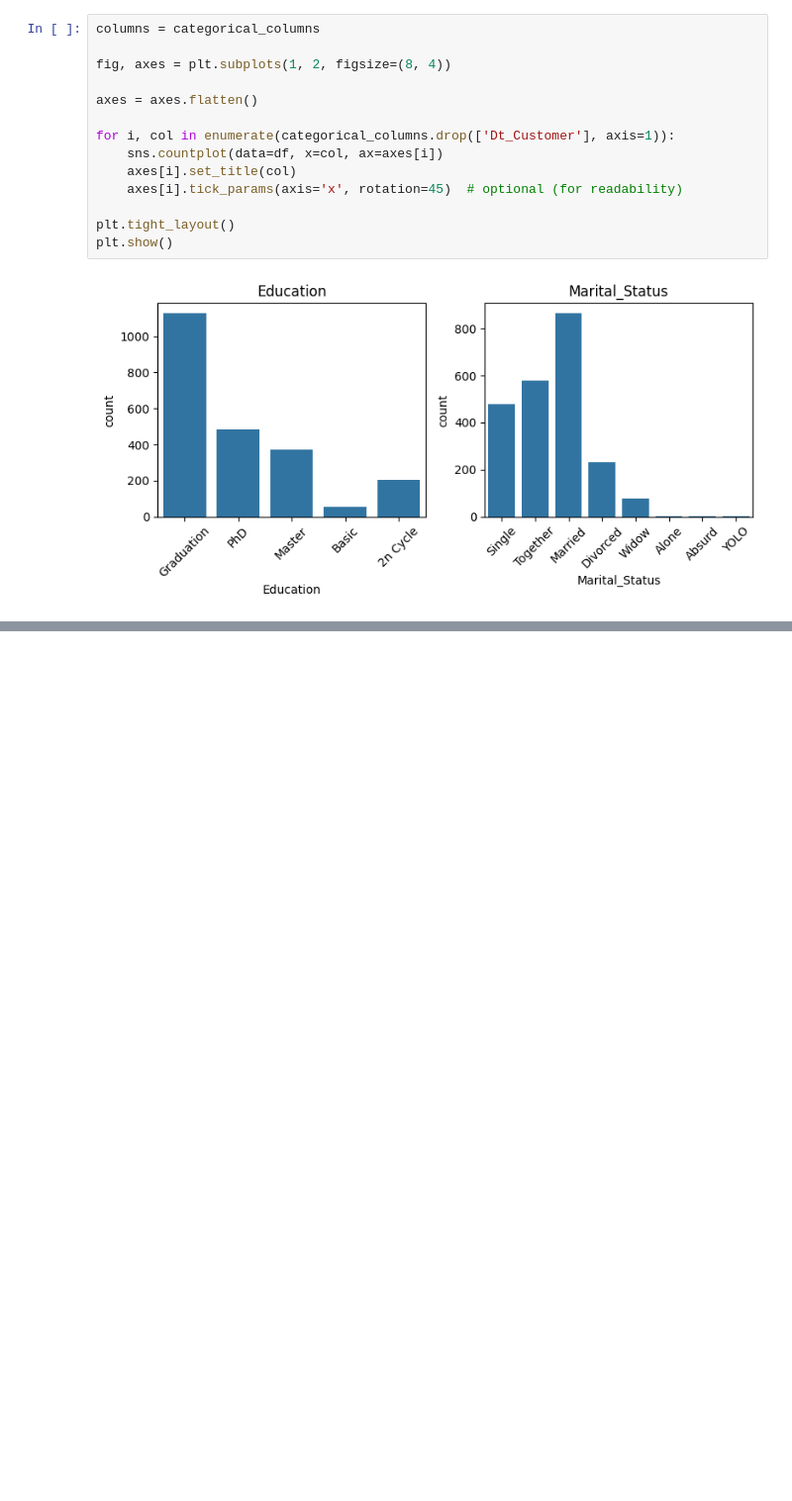
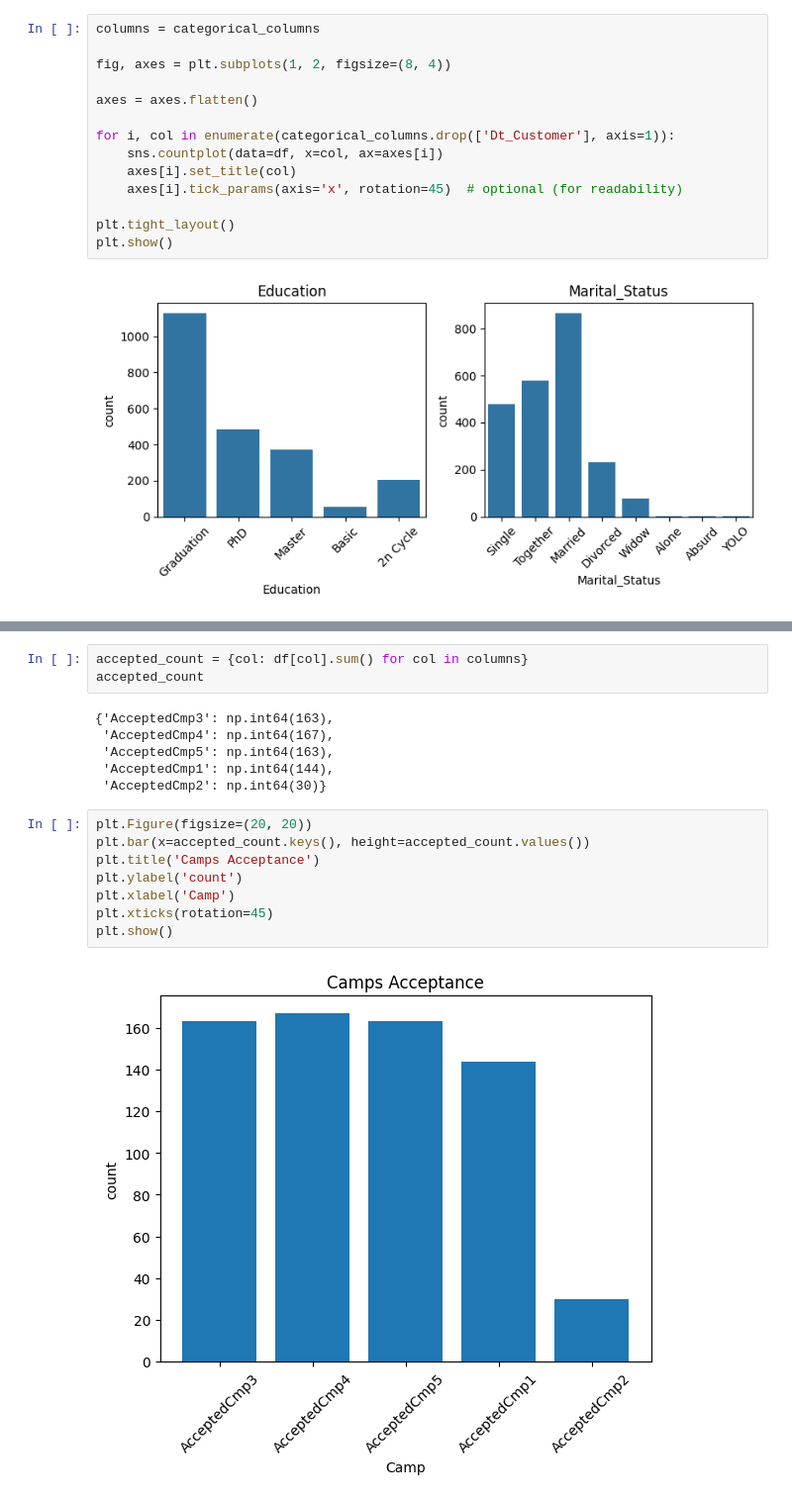
Before and after one commit to Salma-M-H/Customer_Segmentation, a Jupyter notebook: customer_segmentation.ipynb, the cells around one changed output, grey strips where cells are left out. Shown: that part at 99% size. Saved outputs shown, nothing was run; the diff lists cells and outputs as text; blank space fills up the shorter version.

```diff
--- a/customer_segmentation.ipynb
+++ b/customer_segmentation.ipynb
@@ -191,0 +286,19 @@ plt.show()
+# %%
+accepted_count = {col: df[col].sum() for col in columns}
+accepted_count
+# %% [output]
+{'AcceptedCmp3': np.int64(163),
+ 'AcceptedCmp4': np.int64(167),
+ 'AcceptedCmp5': np.int64(163),
+ 'AcceptedCmp1': np.int64(144),
+ 'AcceptedCmp2': np.int64(30)}
+# %%
+plt.Figure(figsize=(20, 20))
+plt.bar(x=accepted_count.keys(), height=accepted_count.values())
+plt.title('Camps Acceptance')
+plt.ylabel('count')
+plt.xlabel('Camp')
+plt.xticks(rotation=45)
+plt.show()
+# %% [output]
+[figure, added]
```
Also changed, not shown: parts of 27 cells of this notebook, 1 other file.
